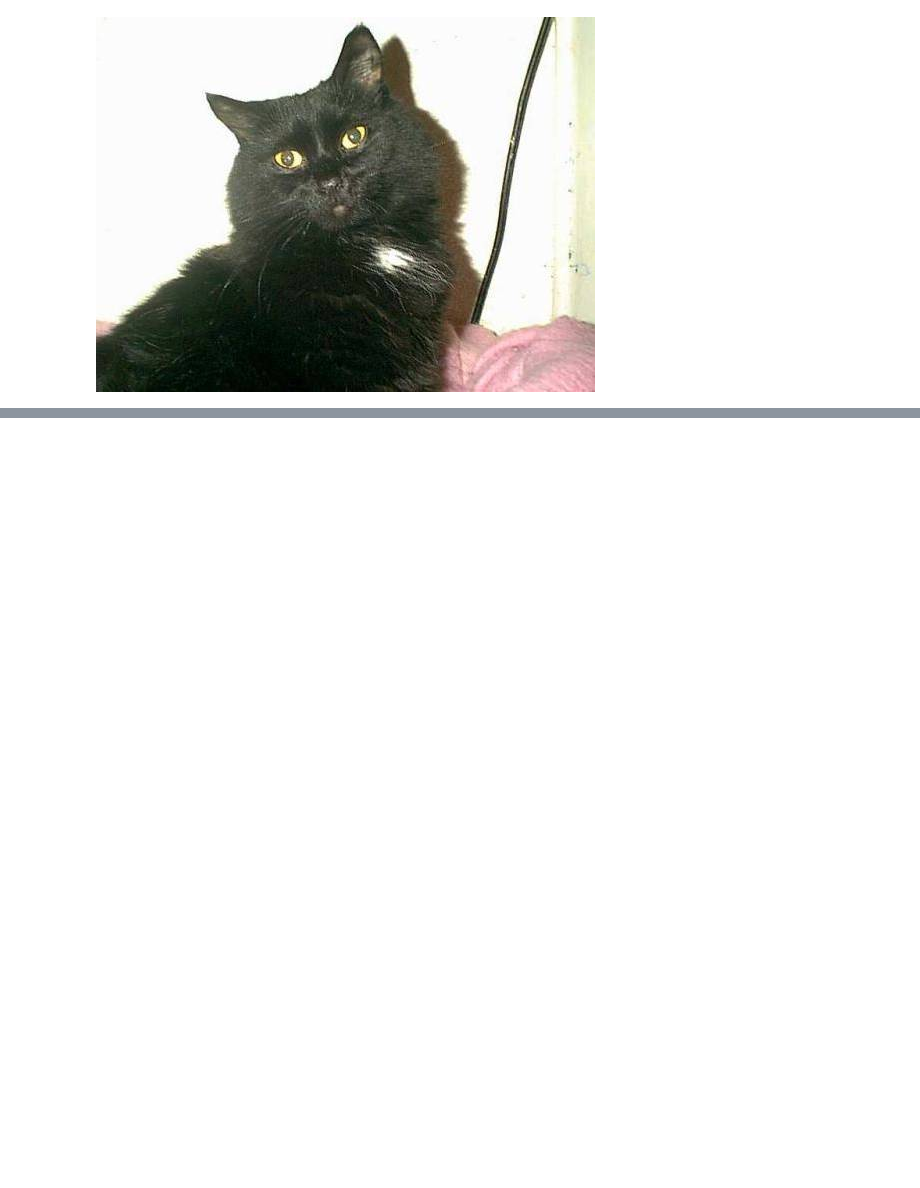
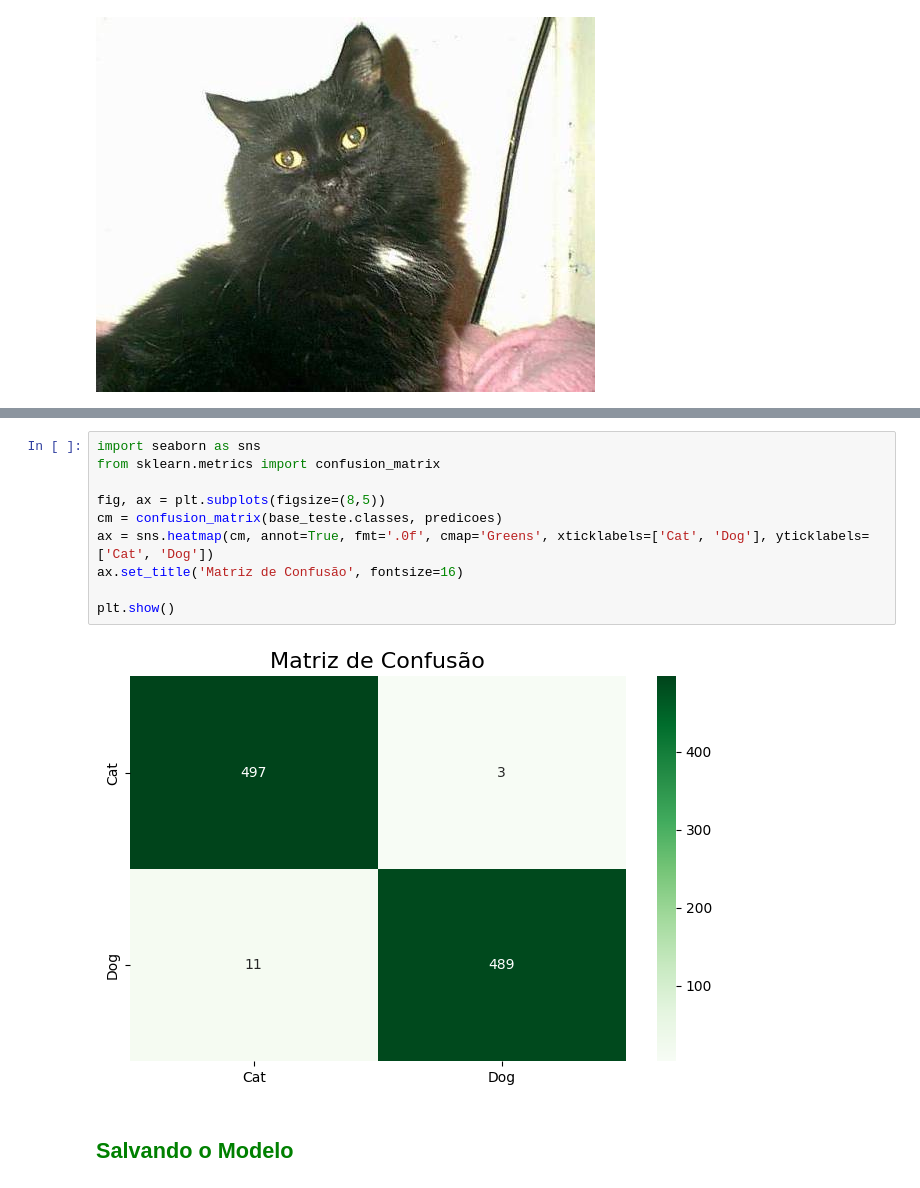
Before and after one commit to Johnny-DF26/Classificacao_Imagens_Gatos_e_Cachorros_CNN, a Jupyter notebook: Classificação_Redes_Neurais_Convolucionais_Gatos_e_Cachorros.ipynb, the cells around one changed output, grey strips where cells are left out. Drawn from its saved outputs; the diff is of its cells as text; blank space fills up the shorter version.

```diff
--- a/Classificação_Redes_Neurais_Convolucionais_Gatos_e_Cachorros.ipynb
+++ b/Classificação_Redes_Neurais_Convolucionais_Gatos_e_Cachorros.ipynb
@@ -305,0 +490,14 @@ Previsao: Cat
+# %%
+import seaborn as sns
+from sklearn.metrics import confusion_matrix
+
+fig, ax = plt.subplots(figsize=(8,5))
+cm = confusion_matrix(base_teste.classes, predicoes)
+ax = sns.heatmap(cm, annot=True, fmt='.0f', cmap='Greens', xticklabels=['Cat', 'Dog'], yticklabels=['Cat', 'Dog'])
+ax.set_title('Matriz de Confusão', fontsize=16)
+
+plt.show()
+# %% [output]
+[figure, added]
+# %% [markdown]
+## <font color='green'> **Salvando o Modelo**
```
Also changed, not shown: parts of 29 cells of this notebook.
